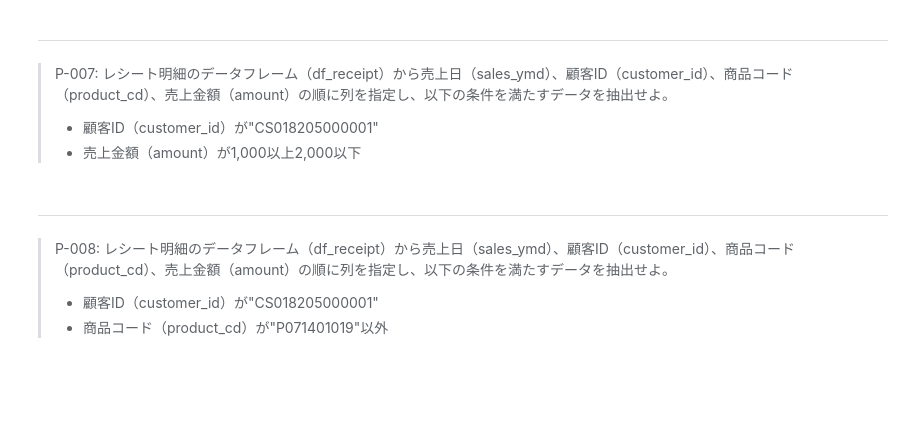
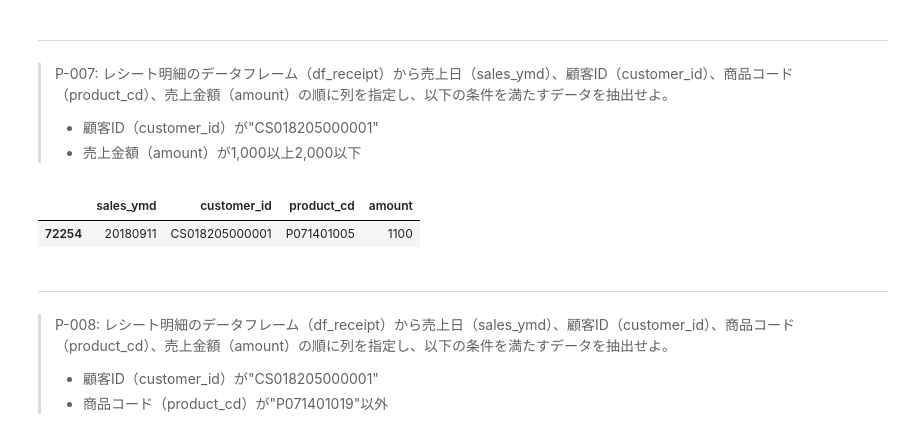
Before and after one commit to MurapyonCorp/100-knocks, a Jupyter notebook: preprocess_knock_Python_Azure.ipynb, the cells around one changed output. Cells and saved outputs as stored; diff of their text form; code cells hidden in the pictures; blank space fills up the shorter version.

```diff
--- a/preprocess_knock_Python_Azure.ipynb
+++ b/preprocess_knock_Python_Azure.ipynb
@@ -167,6 +183,13 @@ df.loc[:,['sales_ymd', 'customer_id', 'product_cd', 'amount']].query('customer_i
 > P-007: レシート明細のデータフレーム（df_receipt）から売上日（sales_ymd）、顧客ID（customer_id）、商品コード（product_cd）、売上金額（amount）の順に列を指定し、以下の条件を満たすデータを抽出せよ。
 > - 顧客ID（customer_id）が"CS018205000001"
 > - 売上金額（amount）が1,000以上2,000以下
+# %%
+import pandas as pd
+df = pd.DataFrame(data=df_receipt)
+df.loc[:,['sales_ymd', 'customer_id', 'product_cd', 'amount']].query('customer_id == "CS018205000001" & amount >= 1000 & amount <= 2000')
+# %% [output]
+|  | sales_ymd | customer_id | product_cd | amount |
+| 72254 | 20180911 | CS018205000001 | P071401005 | 1100 |
 # %% [markdown]
 ---
 > P-008: レシート明細のデータフレーム（df_receipt）から売上日（sales_ymd）、顧客ID（customer_id）、商品コード（product_cd）、売上金額（amount）の順に列を指定し、以下の条件を満たすデータを抽出せよ。
```
Also changed, not shown: parts of 6 cells of this notebook.
